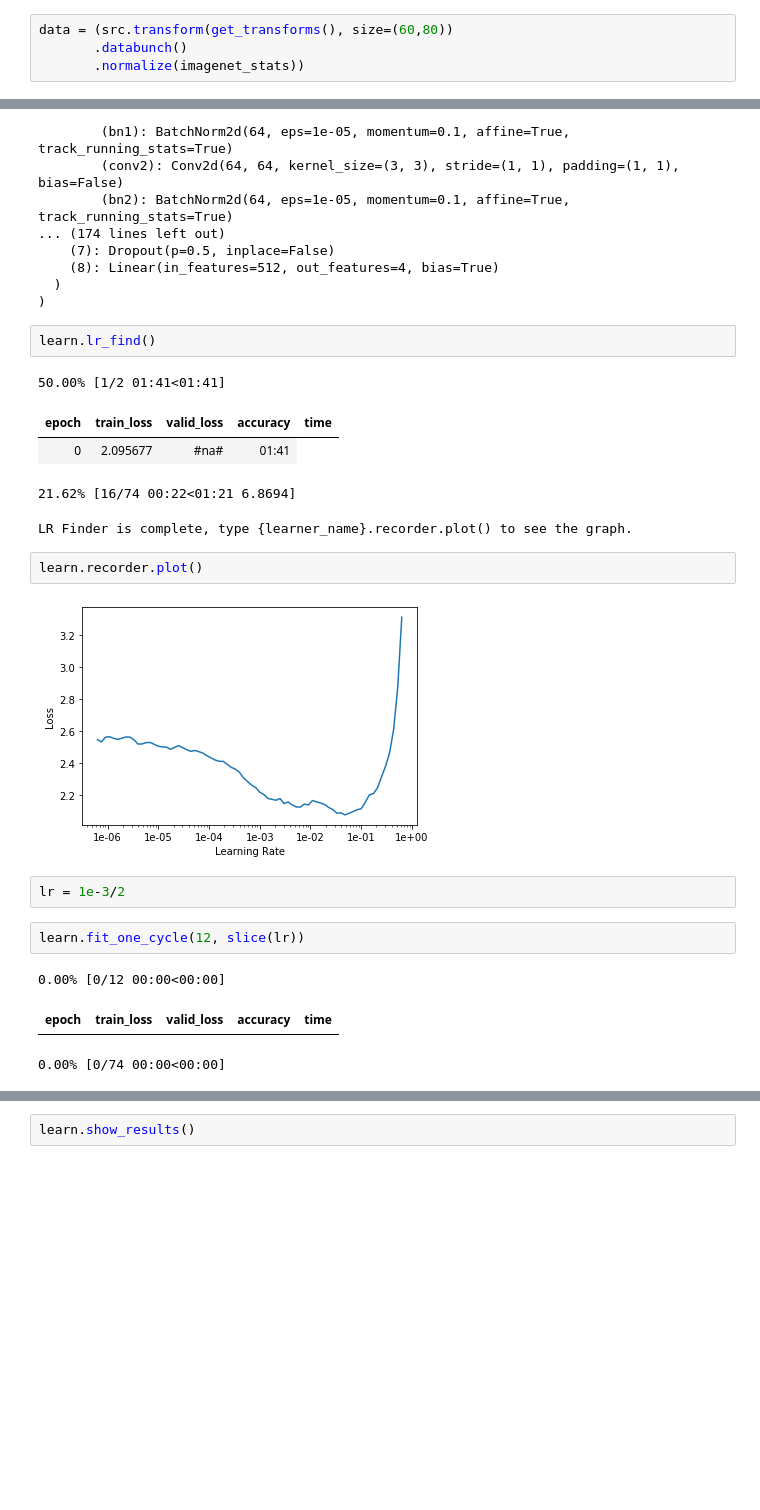
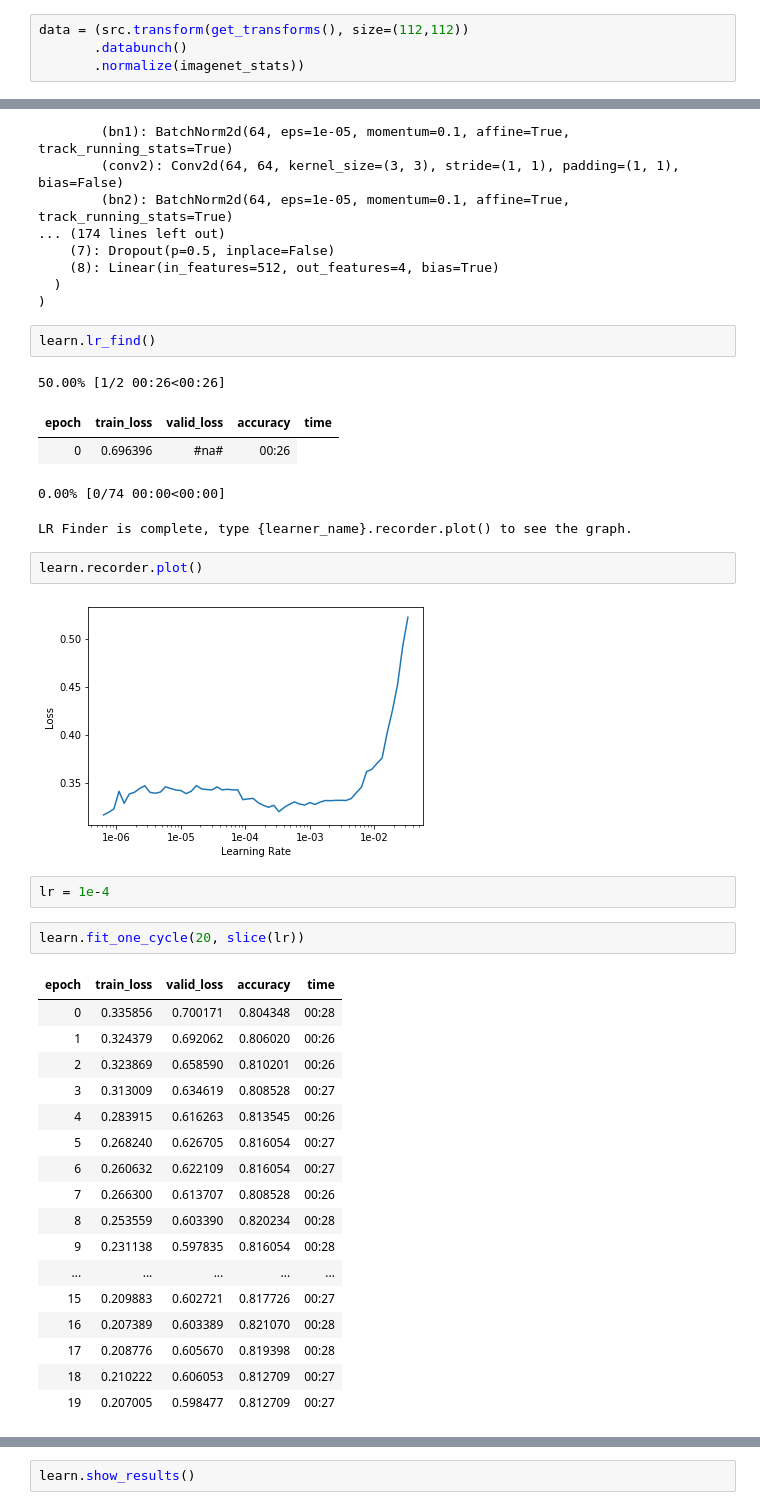
Before and after one commit to nik1806/Auto-tag, a Jupyter notebook: auto-tag-classifier-raw.ipynb, the cells around one changed output, grey strips where cells are left out. Drawn from its saved outputs; the diff is of its cells as text; blank space fills up the shorter version.

```diff
--- a/auto-tag-classifier-raw.ipynb
+++ b/auto-tag-classifier-raw.ipynb
@@ -37,7 +39,7 @@ src = (ImageList.from_csv(path, 'train.csv', folder='Train Images')
        .label_from_df()
     )
 # %%
-data = (src.transform(get_transforms(), size=(60,80))
+data = (src.transform(get_transforms(), size=(112,112))
        .databunch()
        .normalize(imagenet_stats))
 # %%
@@ -82,23 +102,37 @@ Sequential(
 # %%
 learn.lr_find()
 # %% [output]
-50.00% [1/2 01:41<01:41]
+50.00% [1/2 00:26<00:26]
 | epoch | train_loss | valid_loss | accuracy | time |
-| 0 | 2.095677 | #na# | 01:41 |
+| 0 | 0.696396 | #na# | 00:26 |
-21.62% [16/74 00:22<01:21 6.8694]
+0.00% [0/74 00:00<00:00]
 LR Finder is complete, type {learner_name}.recorder.plot() to see the graph.
 # %%
 learn.recorder.plot()
 # %% [output]
-[figure, old version]
+[figure, new version]
 # %%
-lr = 1e-3/2
+lr = 1e-4
 # %%
-learn.fit_one_cycle(12, slice(lr))
+learn.fit_one_cycle(20, slice(lr))
 # %% [output]
-0.00% [0/12 00:00<00:00]
 | epoch | train_loss | valid_loss | accuracy | time |
+| 0 | 0.335856 | 0.700171 | 0.804348 | 00:28 |
+| 1 | 0.324379 | 0.692062 | 0.806020 | 00:26 |
+| 2 | 0.323869 | 0.658590 | 0.810201 | 00:26 |
+| 3 | 0.313009 | 0.634619 | 0.808528 | 00:27 |
+| 4 | 0.283915 | 0.616263 | 0.813545 | 00:26 |
+| 5 | 0.268240 | 0.626705 | 0.816054 | 00:27 |
+| 6 | 0.260632 | 0.622109 | 0.816054 | 00:27 |
+| 7 | 0.266300 | 0.613707 | 0.808528 | 00:26 |
+| 8 | 0.253559 | 0.603390 | 0.820234 | 00:28 |
+| 9 | 0.231138 | 0.597835 | 0.816054 | 00:28 |
+| ... | ... | ... | ... | ... |
+| 15 | 0.209883 | 0.602721 | 0.817726 | 00:27 |
+| 16 | 0.207389 | 0.603389 | 0.821070 | 00:28 |
+| 17 | 0.208776 | 0.605670 | 0.819398 | 00:28 |
+| 18 | 0.210222 | 0.606053 | 0.812709 | 00:27 |
+| 19 | 0.207005 | 0.598477 | 0.812709 | 00:27 |
-0.00% [0/74 00:00<00:00]
 # %%
 learn.recorder.plot_losses()
 # %% [output]
```
Also changed, not shown: parts of 22 cells of this notebook, 1 other file.
